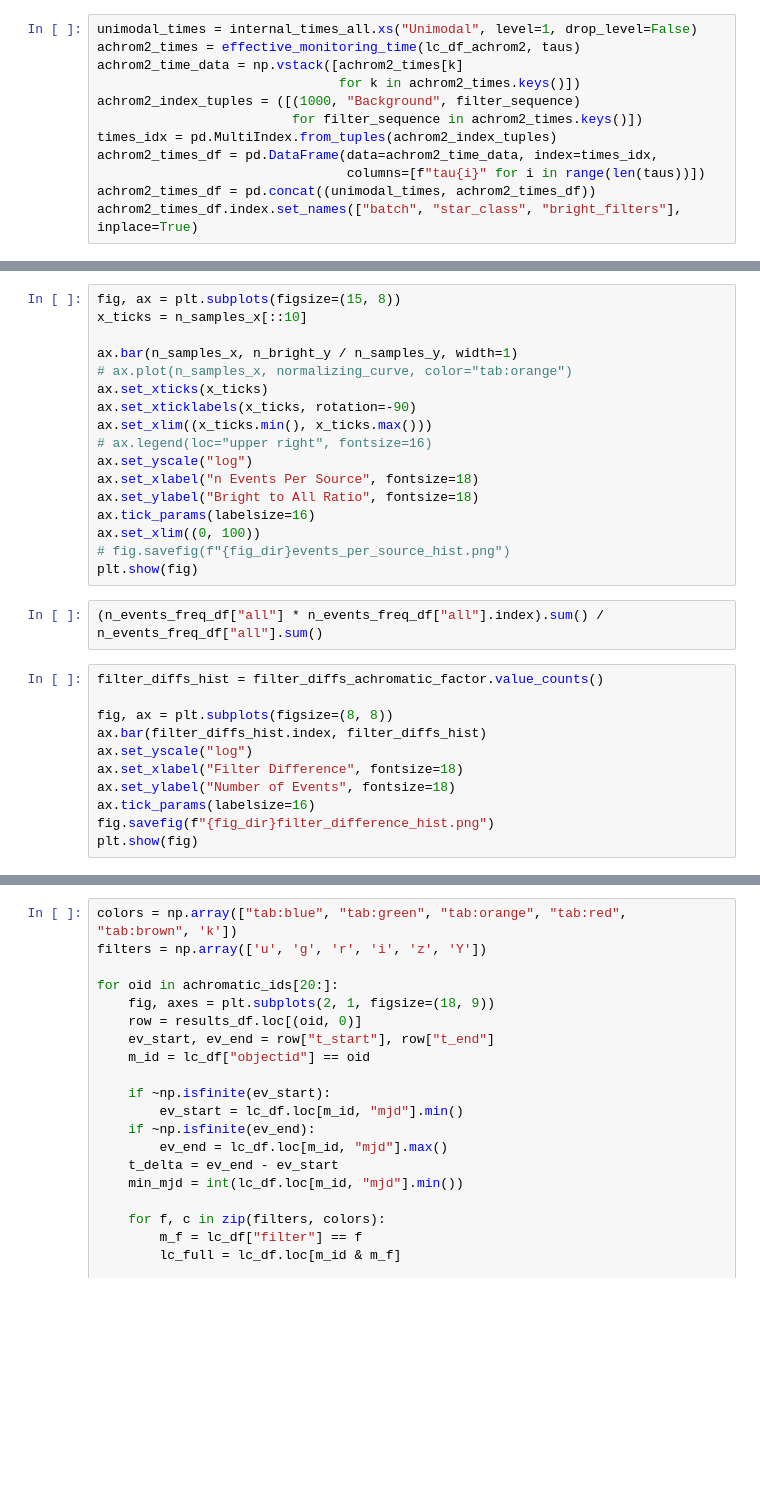
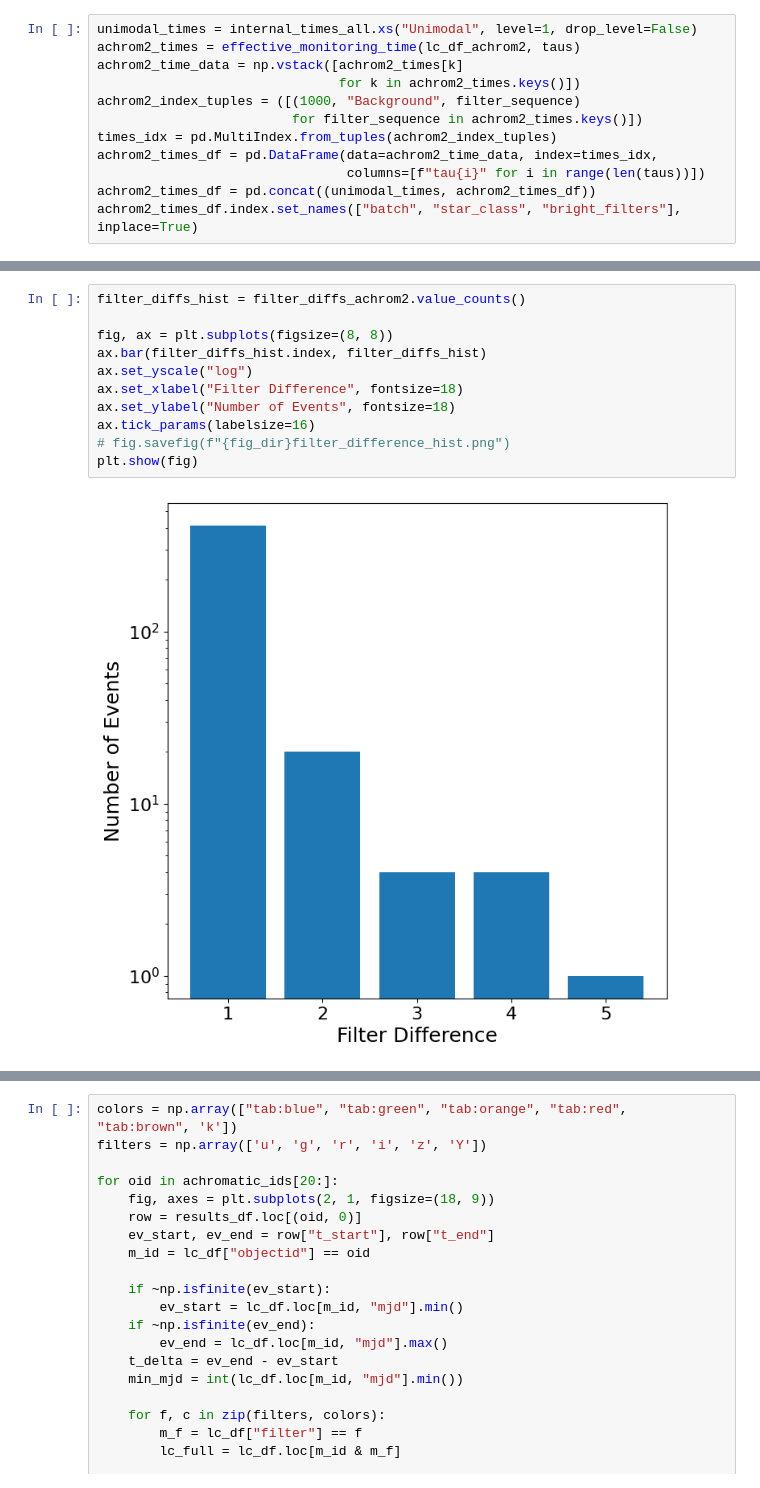
Before and after one commit to adriansh95/StringMicrolensing, a Jupyter notebook: notebooks/analyze_nsc_lensing_candidates.ipynb, the cells around one changed output, grey strips where cells are left out. Cells and saved outputs as stored; diff of their text form; blank space fills up the shorter version.

```diff
--- a/notebooks/analyze_nsc_lensing_candidates.ipynb
+++ b/notebooks/analyze_nsc_lensing_candidates.ipynb
@@ -337,31 +349,14 @@ plt.close(fig)
-# %%
-fig, ax = plt.subplots(figsize=(15, 8))
-x_ticks = n_samples_x[::10]
-
-ax.bar(n_samples_x, n_bright_y / n_samples_y, width=1)
-# ax.plot(n_samples_x, normalizing_curve, color="tab:orange")
-ax.set_xticks(x_ticks)
-ax.set_xticklabels(x_ticks, rotation=-90)
-ax.set_xlim((x_ticks.min(), x_ticks.max()))
-# ax.legend(loc="upper right", fontsize=16)
-ax.set_yscale("log")
-ax.set_xlabel("n Events Per Source", fontsize=18)
-ax.set_ylabel("Bright to All Ratio", fontsize=18)
-ax.tick_params(labelsize=16)
-ax.set_xlim((0, 100))
-# fig.savefig(f"{fig_dir}events_per_source_hist.png")
-plt.show(fig)
-# %%
-(n_events_freq_df["all"] * n_events_freq_df["all"].index).sum() / n_events_freq_df["all"].sum()
 # %%
-filter_diffs_hist = filter_diffs_achromatic_factor.value_counts()
+filter_diffs_hist = filter_diffs_achrom2.value_counts()
 
 fig, ax = plt.subplots(figsize=(8, 8))
 ax.bar(filter_diffs_hist.index, filter_diffs_hist)
 ax.set_yscale("log")
 ax.set_xlabel("Filter Difference", fontsize=18)
 ax.set_ylabel("Number of Events", fontsize=18)
 ax.tick_params(labelsize=16)
-fig.savefig(f"{fig_dir}filter_difference_hist.png")
+# fig.savefig(f"{fig_dir}filter_difference_hist.png")
 plt.show(fig)
+# %% [output]
+[figure, added]
 # %%
```
Also changed, not shown: parts of 17 cells of this notebook, 1 other file.
